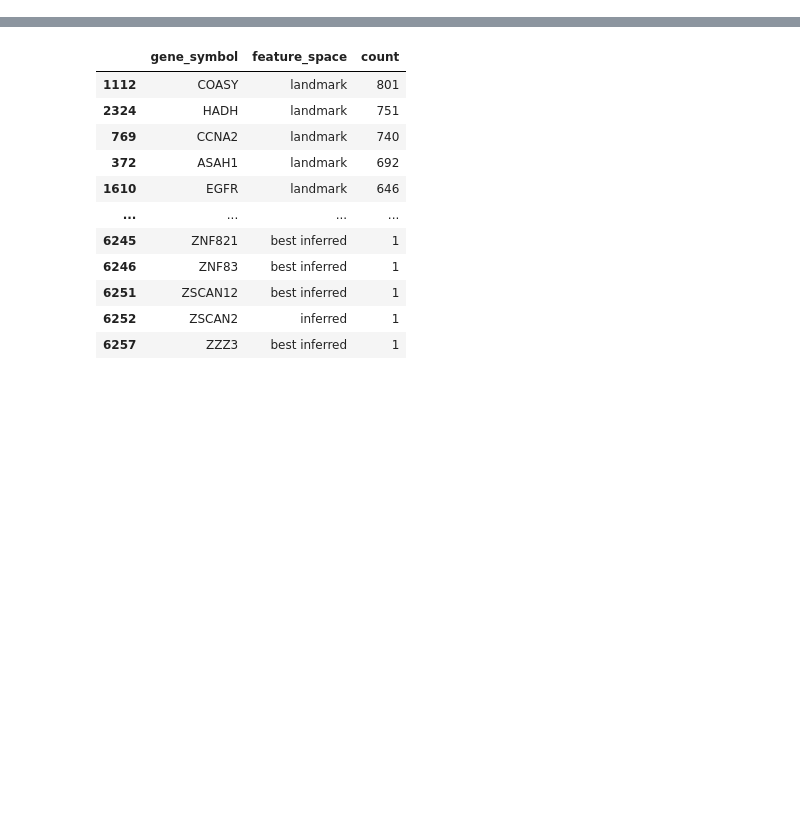
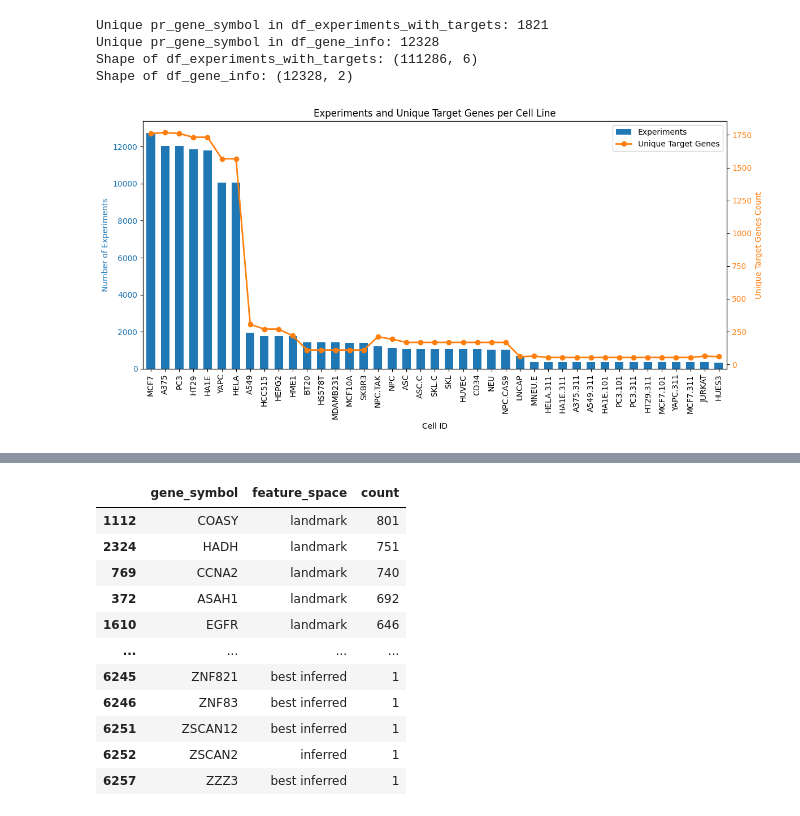
Before and after one commit to joh-dah/source_detection_in_grns, a Jupyter notebook: data_exploration/L1000_analysis/targets.ipynb, the cells around one changed output, grey strips where cells are left out. Drawn from its saved outputs; the diff is of its cells as text; code cells hidden in the pictures; blank space fills up the shorter version.

```diff
--- a/data_exploration/L1000_analysis/targets.ipynb
+++ b/data_exploration/L1000_analysis/targets.ipynb
@@ -1,11 +1,12 @@
 # %%
 import pandas as pd
-df_gene_info = pd.read_csv('../data/geneinfo_beta.txt', sep='\t')       # Metadata for genes (the features of the data matrices)
-df_gene_info = df_gene_info[['gene_symbol','feature_space']]
-df_sig_info = pd.read_csv('../data/siginfo_beta.txt', sep='\t')       # Metadata for level 5 profiles
-df_sig_info = df_sig_info[['sig_id', 'cmap_name', 'pert_type', 'cell_iname', 'pert_itime']]
+df_gene_info = pd.read_csv('data/gene_info.txt', sep='\t')       # Metadata for genes (the features of the data matrices)
+df_gene_info = df_gene_info[['pr_gene_symbol','pr_is_lm']]
+df_sig_info = pd.read_csv('data/sig_info.txt', sep='\t')
+df_sig_info     # Metadata for level 5 profiles
+df_sig_info = df_sig_info[['sig_id', 'pert_iname', 'pert_type', 'cell_id', 'pert_itime']]
 # rename cmap_name to gene_symbol
-df_sig_info = df_sig_info.rename(columns={'cmap_name': 'gene_symbol'})
+df_sig_info = df_sig_info.rename(columns={'pert_iname': 'pr_gene_symbol'})
 # %%
 # create control group dataframe with rows where pert_type contains 'ctl'
 df_control = df_sig_info[df_sig_info['pert_type'].str.contains('ctl')]
@@ -27,0 +29,5 @@ Shape of df_oe_sh_xpr: (413467, 5)
+# %%
+#print len of df_sig_info
+print(df_sig_info.shape)
+df_sig_info = df_sig_info[df_sig_info["pert_type"].str.contains("ctl") != True]
+print(df_sig_info.shape)
@@ -27,0 +37,4 @@ Shape of df_oe_sh_xpr: (413467, 5)
+# %%
+df_experiments_with_targets = df_sig_info.merge(df_gene_info, on='pr_gene_symbol', how='left')
+print(df_experiments_with_targets.shape)
+df_experiments_with_targets
@@ -27,0 +56,56 @@ Shape of df_oe_sh_xpr: (413467, 5)
+# %%
+#print unique value cout of pr_gene_symbol in df_experiments_with_targets anf df_gene_info
+print("Unique pr_gene_symbol in df_experiments_with_targets:", df_experiments_with_targets['pr_gene_symbol'].nunique())
+print("Unique pr_gene_symbol in df_gene_info:", df_gene_info['pr_gene_symbol'].nunique())
+print("Shape of df_experiments_with_targets:", df_experiments_with_targets.shape)
+print("Shape of df_gene_info:", df_gene_info.shape)
+# %% [output]
+Unique pr_gene_symbol in df_experiments_with_targets: 1821
+Unique pr_gene_symbol in df_gene_info: 12328
+Shape of df_experiments_with_targets: (111286, 6)
+Shape of df_gene_info: (12328, 2)
+# %%
+# sort the bars by experiment count (descending) and plot experiments (bars) + unique targets (line)
+import matplotlib.pyplot as plt
+assert 'df_experiments_with_targets' in globals(), "df_experiments_with_targets not found. Run earlier cells that create it."
+assert 'plt' in globals(), "matplotlib.pyplot (plt) is not imported. Run the cell that imports it (e.g. `import matplotlib.pyplot as plt`)."
+
+df = df_experiments_with_targets
+required = {'cell_id', 'pr_gene_symbol'}
+assert required.issubset(df.columns), f"DataFrame must contain columns: {required}"
+assert len(df) > 0, "df_experiments_with_targets is empty."
+
+# compute counts (explicitly sort by experiment count descending)
+exp_counts = df['cell_id'].value_counts().sort_values(ascending=False)
+unique_targets = df.groupby('cell_id')['pr_gene_symbol'].nunique().reindex(exp_counts.index)
+
+assert len(exp_counts) == len(unique_targets), "Mismatch between experiment counts and unique target counts."
+
+# plot
+fig, ax = plt.subplots(figsize=(12, 6))
+exp_counts.plot(kind='bar', color='tab:blue', ax=ax, width=0.6, label='Experiments')
+
+ax.set_xlabel('Cell ID')
+ax.set_ylabel('Number of Experiments', color='tab:blue')
+ax.tick_params(axis='y', labelcolor='tab:blue')
+
+# align line plot with bar positions (0..N-1)
+ax2 = ax.twinx()
+x_pos = range(len(unique_targets))
+ax2.plot(x_pos, unique_targets.values, color='tab:orange', marker='o', linestyle='-', linewidth=2, label='Unique Target Genes')
+ax2.set_ylabel('Unique Target Genes Count', color='tab:orange')
+ax2.tick_params(axis='y', labelcolor='tab:orange')
+
+ax.set_xticks(x_pos)
+ax.set_xticklabels(exp_counts.index, rotation=90)
+
+# combine legends
+lines, labels = ax.get_legend_handles_labels()
+lines2, labels2 = ax2.get_legend_handles_labels()
+ax.legend(lines + lines2, labels + labels2, loc='upper right')
+
+plt.title('Experiments and Unique Target Genes per Cell Line')
+plt.tight_layout()
+plt.show()
+# %% [output]
+[figure, added]
```
Also changed, not shown: parts of 12 cells of this notebook, 18 other files.
